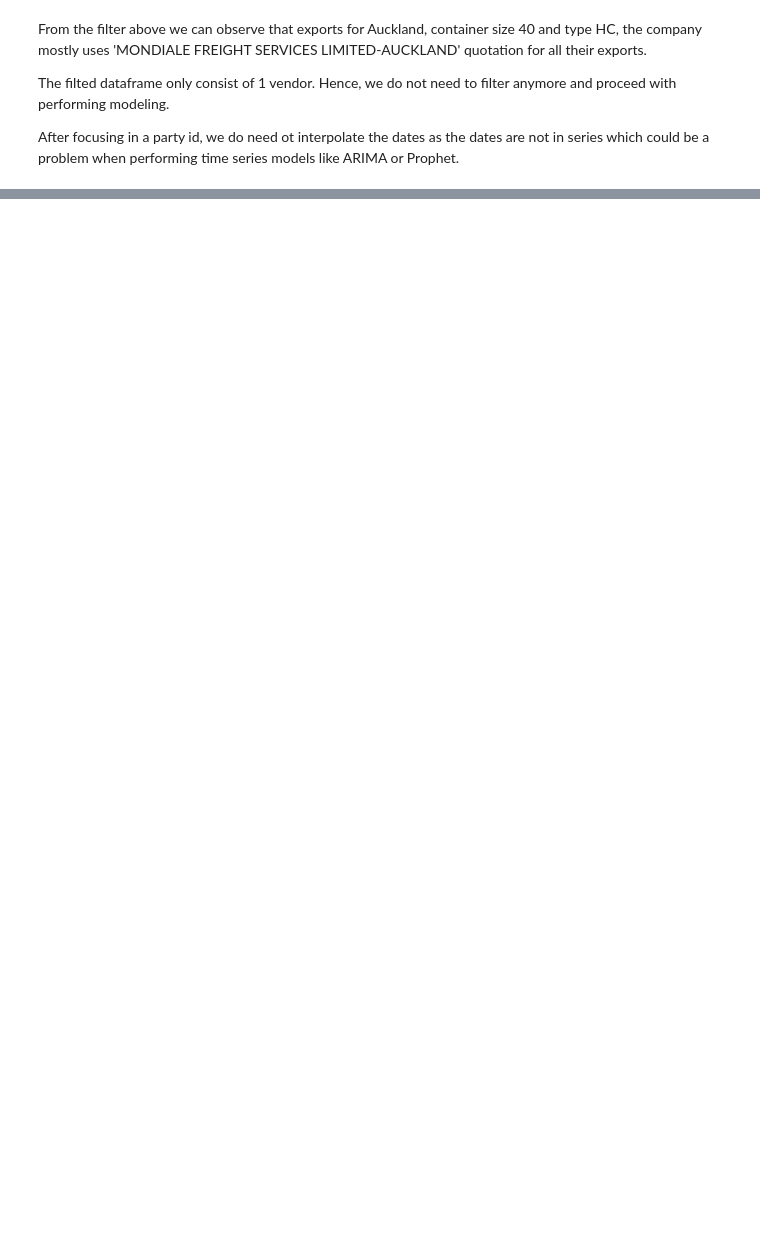
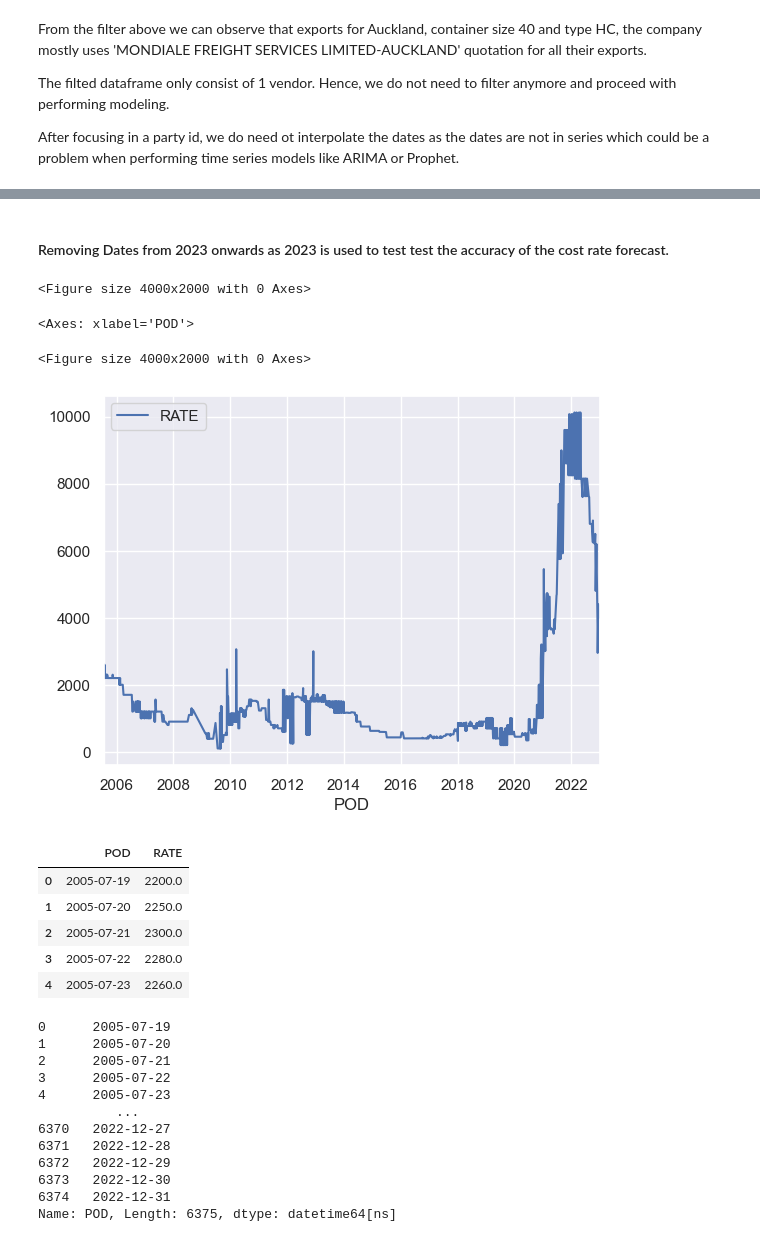
Before and after one commit to aloysiuswjw/Cost-Rate-Analysis, a Jupyter notebook: filterFC.ipynb, the cells around one changed output, grey strips where cells are left out. Drawn from its saved outputs; the diff is of its cells as text; code cells hidden in the pictures; blank space fills up the shorter version.

```diff
--- a/filterFC.ipynb
+++ b/filterFC.ipynb
@@ -178,0 +467,37 @@ OSError: could not get source code
+# %% [markdown]
+<h4>Removing Dates from 2023 onwards as 2023 is used to test test the accuracy of the cost rate forecast.</h4>
+# %%
+# Filter out the rows with a date in 2023
+df_before_2023 = df_sel[df_sel['POD'] < '2023-01-01'].reset_index(drop=True)
+df_2023_and_after = df_sel[df_sel['POD'] >= '2023-01-01'].reset_index(drop=True)
+
+
+plt.figure(figsize=(40, 20))
+df_before_2023.plot(x='POD', y='RATE')
+plt.show()
+
+df_before_2023.head()
+print(df_before_2023['POD'])
+# %% [output]
+<Figure size 4000x2000 with 0 Axes>
+<Axes: xlabel='POD'>
+<Figure size 4000x2000 with 0 Axes>
+[figure, added]
+|  | POD | RATE |
+| 0 | 2005-07-19 | 2200.0 |
+| 1 | 2005-07-20 | 2250.0 |
+| 2 | 2005-07-21 | 2300.0 |
+| 3 | 2005-07-22 | 2280.0 |
+| 4 | 2005-07-23 | 2260.0 |
+0      2005-07-19
+1      2005-07-20
+2      2005-07-21
+3      2005-07-22
+4      2005-07-23
+          ...
+6370   2022-12-27
+6371   2022-12-28
+6372   2022-12-29
+6373   2022-12-30
+6374   2022-12-31
+Name: POD, Length: 6375, dtype: datetime64[ns]
```
Also changed, not shown: parts of 28 cells of this notebook, 4 other files.
